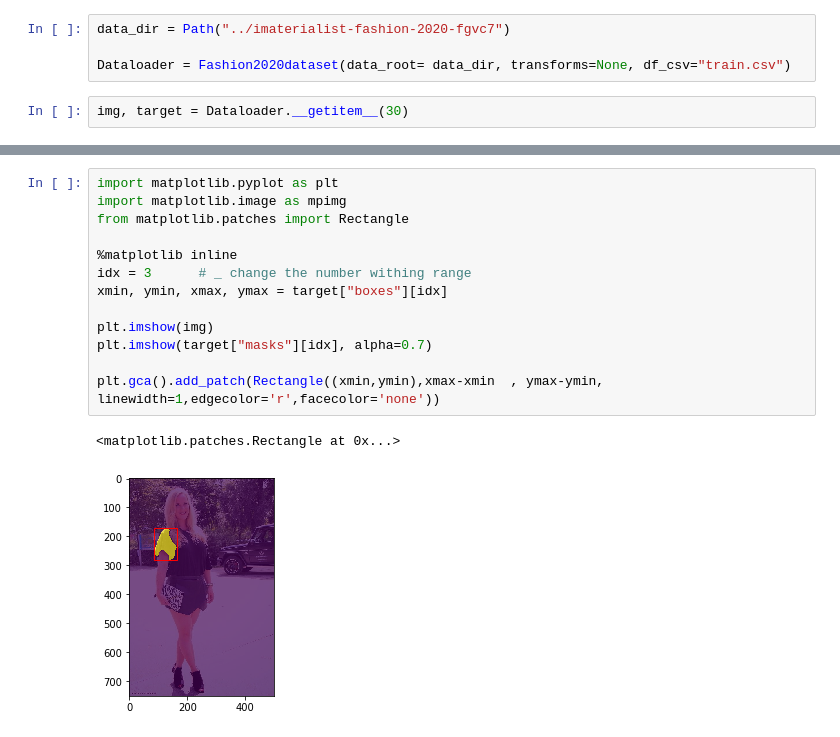
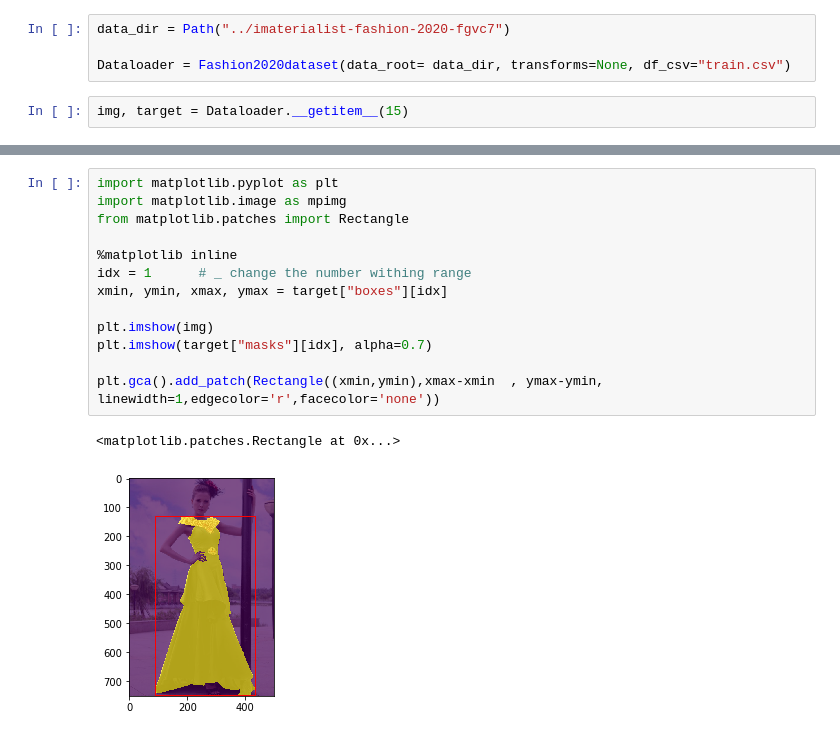
Before and after one commit to DoranLyong/CV2020-project_iMaterialist, a Jupyter notebook: Mask_R-CNN_tutorial.ipynb, the cells around one changed output, grey strips where cells are left out. Drawn from its saved outputs; the diff is of its cells as text.

```diff
--- a/Mask_R-CNN_tutorial.ipynb
+++ b/Mask_R-CNN_tutorial.ipynb
@@ -24,5 +24,5 @@ data_dir = Path("../imaterialist-fashion-2020-fgvc7")
 
 Dataloader = Fashion2020dataset(data_root= data_dir, transforms=None, df_csv="train.csv")
 # %%
-img, target = Dataloader.__getitem__(30)
+img, target = Dataloader.__getitem__(15)
 # %% [output]
@@ -31,16 +39,16 @@ Image loading: 00213526750c326a6d8cac9d44b458de
 # %%
 import matplotlib.pyplot as plt
 import matplotlib.image as mpimg
 from matplotlib.patches import Rectangle
 
 %matplotlib inline
-idx = 3      # _ change the number withing range
+idx = 1      # _ change the number withing range
 xmin, ymin, xmax, ymax = target["boxes"][idx]
 
 plt.imshow(img)
 plt.imshow(target["masks"][idx], alpha=0.7)
 
 plt.gca().add_patch(Rectangle((xmin,ymin),xmax-xmin  , ymax-ymin, linewidth=1,edgecolor='r',facecolor='none'))
 # %% [output]
 <matplotlib.patches.Rectangle at 0x...>
-[figure, old version]
+[figure, new version]
```
Also changed, not shown: parts of 2 cells of this notebook, 1 other file.
